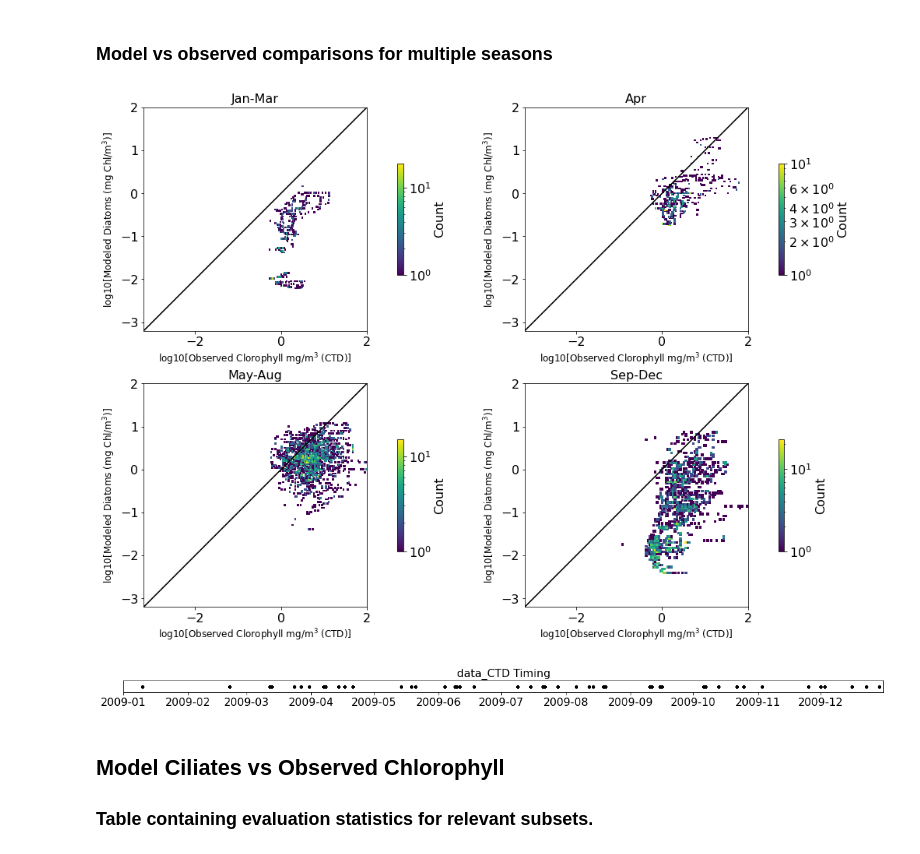
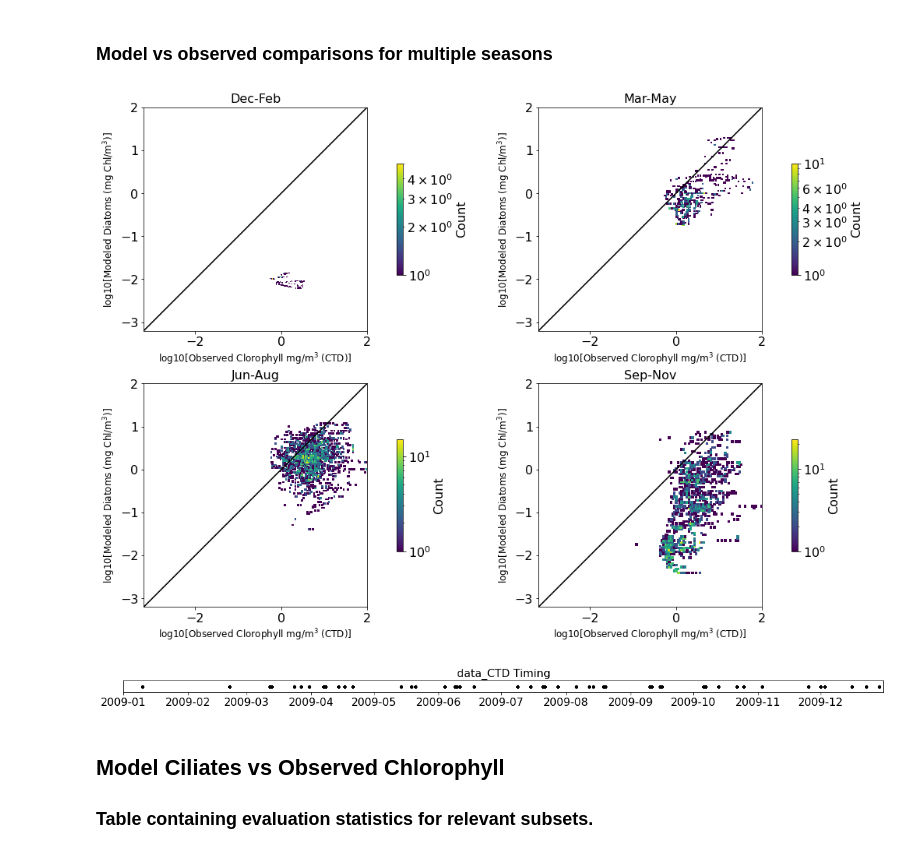
Before and after one commit to SalishSeaCast/analysis-keegan, a Jupyter notebook: notebooks/Evaluations/Individual_year_CTD_evaluations/2009_Puget_CTD_Evaluation.ipynb, the cells around one changed output. Saved outputs shown, nothing was run; the diff lists cells and outputs as text; code cells hidden in the pictures.

Commit message:
changed seasons for CTD and chlbot

```diff
--- a/notebooks/Evaluations/Individual_year_CTD_evaluations/2009_Puget_CTD_Evaluation.ipynb
+++ b/notebooks/Evaluations/Individual_year_CTD_evaluations/2009_Puget_CTD_Evaluation.ipynb
@@ -58,6 +58,7 @@ $( document ).ready(code_toggle);
 
 <form action="javascript:code_toggle()"><input type="submit" value="Click here to toggle on/off the raw code."></form>''')
 # %%
+years=[2008,2009]
 year=2009
 modelversion='nowcast-green.201905'
 PATH= '/results2/SalishSea/nowcast-green.201905/'
@@ -96,11 +97,11 @@ for iregion in data_CTD.Basin.unique():
     datreg_CTD[iregion] = data_CTD.loc[data_CTD.Basin==iregion]
 # %%
 # Creating seperate dataframes for each season (includes only dataabove 15 metre depth.)
-iz_CTD=(data_CTD.Z<15)
-JFM_CTD=data_CTD.loc[iz_CTD&(data_CTD.dtUTC<=dt.datetime(year,4,1)),:]
-Apr_CTD=data_CTD.loc[iz_CTD&(data_CTD.dtUTC<=dt.datetime(year,5,1))&(data_CTD.dtUTC>dt.datetime(year,4,1)),:]
-MJJA_CTD=data_CTD.loc[iz_CTD&(data_CTD.dtUTC<=dt.datetime(year,9,1))&(data_CTD.dtUTC>dt.datetime(year,5,1)),:]
-SOND_CTD=data_CTD.loc[iz_CTD&(data_CTD.dtUTC>dt.datetime(year,9,1)),:]
+iz=(data_CTD.Z<15)
+DJF_CTD=data_CTD.loc[iz&(data_CTD.dtUTC>=dt.datetime(years[0],12,1))&(data_CTD.dtUTC<=dt.datetime(years[1],3,1)),:]
+MAM_CTD=data_CTD.loc[iz&(data_CTD.dtUTC<=dt.datetime(years[1],5,1))&(data_CTD.dtUTC>dt.datetime(years[1],4,1)),:]
+JJA_CTD=data_CTD.loc[iz&(data_CTD.dtUTC<=dt.datetime(years[1],9,1))&(data_CTD.dtUTC>dt.datetime(years[1],5,1)),:]
+SON_CTD=data_CTD.loc[iz&(data_CTD.dtUTC>dt.datetime(years[1],9,1))&(data_CTD.dtUTC<=dt.datetime(years[1],12,31)),:]
 # %%
 ### These groupings will be used to calculate statistics. The keys are labels and
 ### the values are corresponding dataframe views
@@ -449,20 +453,22 @@ Text(0.5, 28.0, 'log10[Observed Clorophyll mg/m$^3$ (CTD)]')
 # %% [markdown]
 ### Model vs observed comparisons for multiple seasons
 # %%
-seasons=[JFM_CTD,Apr_CTD,MJJA_CTD,SOND_CTD]
+seasons=[DJF_CTD,MAM_CTD,JJA_CTD,SON_CTD]
+season_titles=['Dec-Feb','Mar-May','Jun-Aug','Sep-Nov']
+
 fig, ax = plt.subplots(2,2,figsize = (18,10))
-ket.bySeason_hist2d(ax,fig,seasons,obsvar,modvar,mv)
+ket.bySeason_hist2d(ax,fig,seasons,obsvar,modvar,mv,season_titles)
 for i in range(2):
     for j in range(2):
         ax[i][j].set_ylabel('log10[Modeled Diatoms (mg Chl/m$^3$)]')
         ax[i][j].set_xlabel('log10[Observed Clorophyll mg/m$^3$ (CTD)]')
 fig,ax=plt.subplots(1,1,figsize=(20,.3))
 ax.plot(data_CTD.dtUTC,np.ones(np.shape(data_CTD.dtUTC)),'k.')
 ax.set_xlim((dt.datetime(year,1,1),dt.datetime(year,12,31)))
 ax.set_title('data_CTD Timing')
 ax.yaxis.set_visible(False)
 # %% [output]
-[figure, old version]
+[figure, new version]
 [figure]
 # %% [markdown]
 ## Model Ciliates vs Observed Chlorophyll
```
Also changed, not shown: parts of 18 cells of this notebook, 4 other files.
